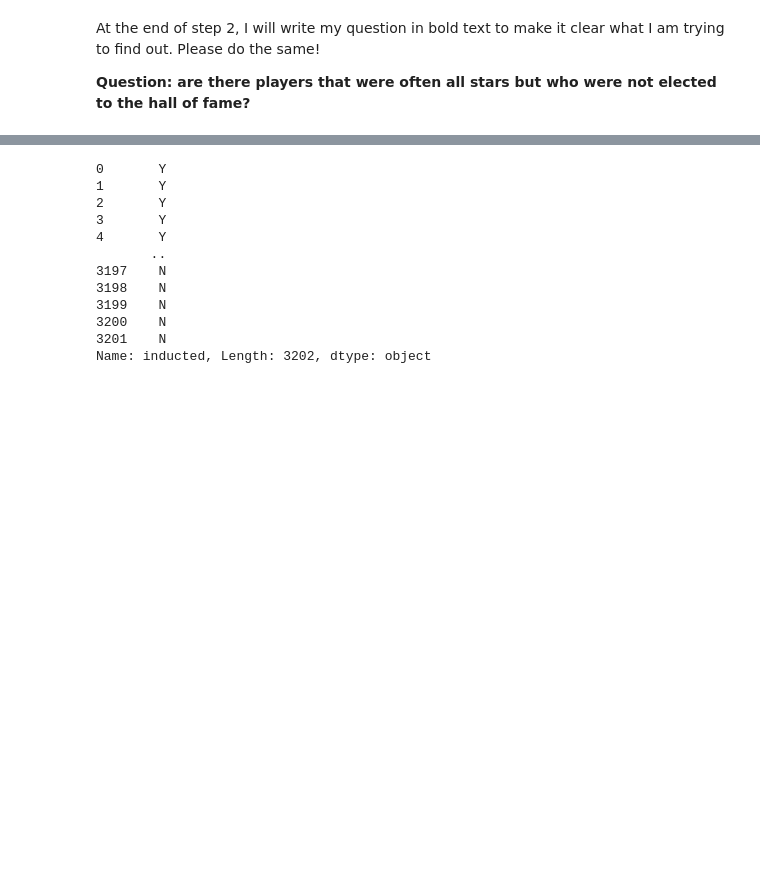
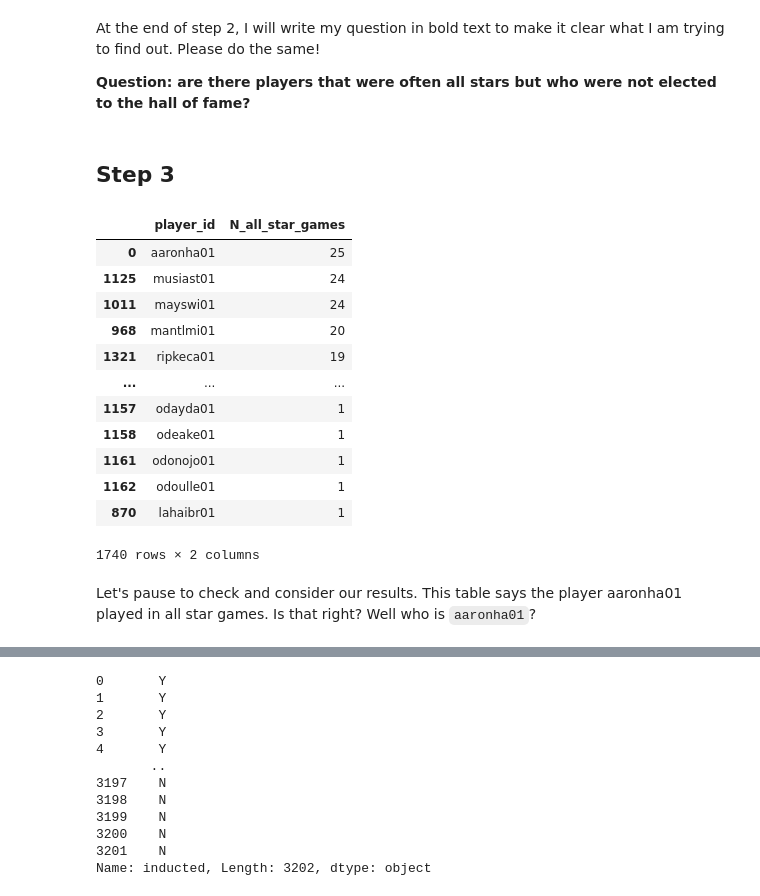
Before and after one commit to AbeHandler/everything, a Jupyter notebook: teaching/3401fall2020/week5/Module-4.2-Relational_data_applications.ipynb, the cells around one changed output, grey strips where cells are left out. Cells and saved outputs as stored; diff of their text form; code cells hidden in the pictures; blank space fills up the shorter version.

```diff
--- a/teaching/3401fall2020/week5/Module-4.2-Relational_data_applications.ipynb
+++ b/teaching/3401fall2020/week5/Module-4.2-Relational_data_applications.ipynb
@@ -104,5 +104,25 @@ pd.read_sql_query('select distinct game_num from all_star', con)
 At the end of step 2, I will write my question in bold text to make it clear what I am trying to find out. Please do the same!
 
 **Question: are there players that were often all stars but who were not elected to the hall of fame?**
+# %% [markdown]
+## Step 3
 # %%
-all_stars = pd.read_sql_query('select all_star.player_id  from all_star inner join player on all_star.player_id = player.player_id where gp=1', con)
+all_stars = pd.read_sql_query('select all_star.player_id from all_star inner join player on all_star.player_id = player.player_id', con)
+g = all_stars.groupby('player_id')
+all_star_counts = g.size().to_frame().reset_index()
+all_star_counts = all_star_counts.rename(columns={0: "N_all_star_games"})
+all_star_counts.sort_values(by=['N_all_star_games'], ascending=False)
+# %% [output]
+|  | player_id | N_all_star_games |
+| 0 | aaronha01 | 25 |
+| 1125 | musiast01 | 24 |
+| 1011 | mayswi01 | 24 |
+| 968 | mantlmi01 | 20 |
+| 1321 | ripkeca01 | 19 |
+| ... | ... | ... |
+| 1157 | odayda01 | 1 |
+| 1158 | odeake01 | 1 |
+| 1161 | odonojo01 | 1 |
+| 1162 | odoulle01 | 1 |
+| 870 | lahaibr01 | 1 |
+1740 rows × 2 columns
@@ -113,3 +129,5 @@ all_star_counts = all_star_counts.rename(columns={"player_id": "N_all_star_games
+# %% [markdown]
+Let's pause to check and consider our results. This table  says the player aaronha01 played in all star games. Is that right? Well who is `aaronha01`?
 # %%
 pd.read_sql_query('select * from player where player_id = "aaronha01"', con)
 # %% [output]
```
Also changed, not shown: parts of 7 cells of this notebook.
